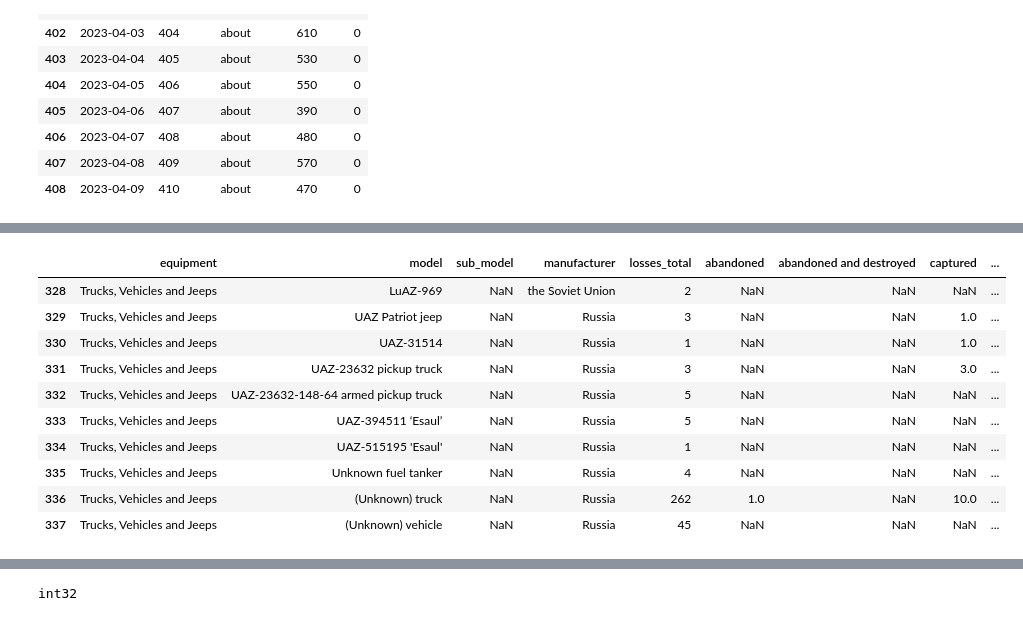
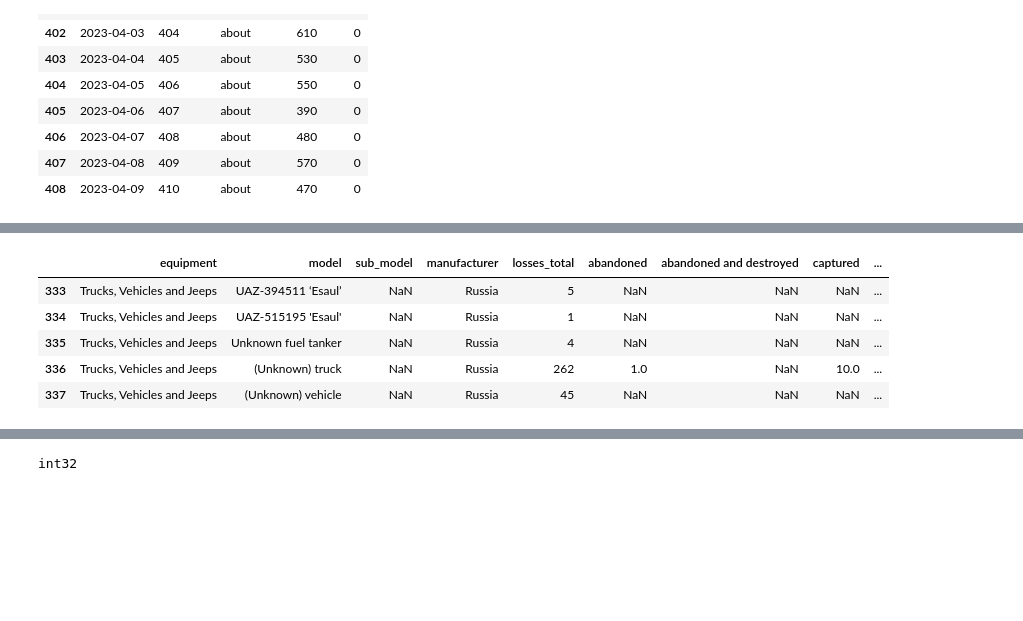
Before and after one commit to B3n-Coyne/B3n-Coyne.github.io, a Jupyter notebook: FinalTutorial.ipynb, the cells around one changed output, grey strips where cells are left out. Cells and saved outputs as stored; diff of their text form; code cells hidden in the pictures; blank space fills up the shorter version.

```diff
--- a/FinalTutorial.ipynb
+++ b/FinalTutorial.ipynb
@@ -88,15 +112,10 @@ df_UA_total.tail(10)
 # %%
 # total breakdown of visually confirmed Russian losses (have image of destruction) during war
 # https://www.kaggle.com/datasets/5481b37f75c2bc8587e527d6e4d6fd7a81ac46e329e1946c8f85210cbe662eb5  (info about categories and datasource)
 df_RU_total = pd.read_csv("data/losses_russia.csv")
-df_RU_total.tail(10)
+df_RU_total.tail(5)
 # %% [output]
 |  | equipment | model | sub_model | manufacturer | losses_total | abandoned | abandoned and destroyed | captured | ... |
-| 328 | Trucks, Vehicles and Jeeps | LuAZ-969 | NaN | the Soviet Union | 2 | NaN | NaN | NaN | ... |
-| 329 | Trucks, Vehicles and Jeeps | UAZ Patriot jeep | NaN | Russia | 3 | NaN | NaN | 1.0 | ... |
-| 330 | Trucks, Vehicles and Jeeps | UAZ-31514 | NaN | Russia | 1 | NaN | NaN | 1.0 | ... |
-| 331 | Trucks, Vehicles and Jeeps | UAZ-23632 pickup truck | NaN | Russia | 3 | NaN | NaN | 3.0 | ... |
-| 332 | Trucks, Vehicles and Jeeps | UAZ-23632-148-64 armed pickup truck | NaN | Russia | 5 | NaN | NaN | NaN | ... |
 | 333 | Trucks, Vehicles and Jeeps | UAZ-394511 ‘Esaul’ | NaN | Russia | 5 | NaN | NaN | NaN | ... |
 | 334 | Trucks, Vehicles and Jeeps | UAZ-515195 'Esaul' | NaN | Russia | 1 | NaN | NaN | NaN | ... |
 | 335 | Trucks, Vehicles and Jeeps | Unknown fuel tanker | NaN | Russia | 4 | NaN | NaN | NaN | ... |
```
Also changed, not shown: parts of 5 cells of this notebook.
